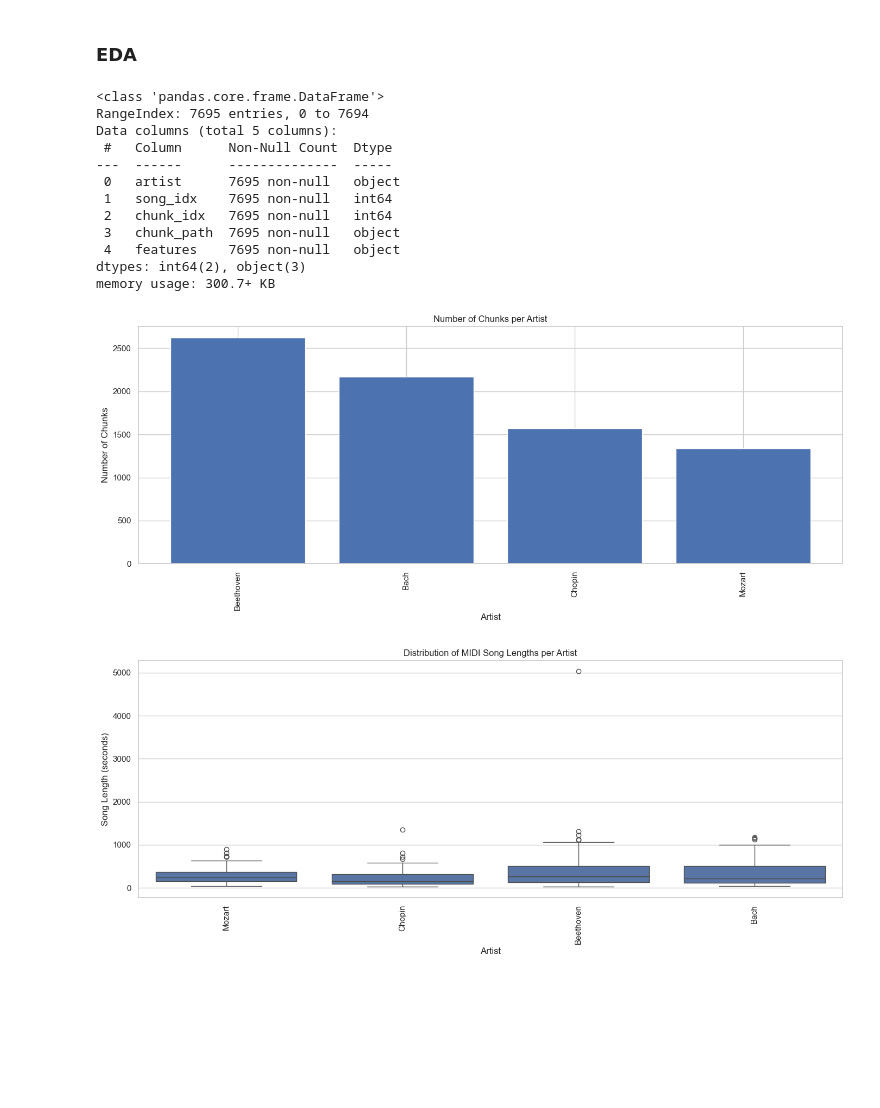
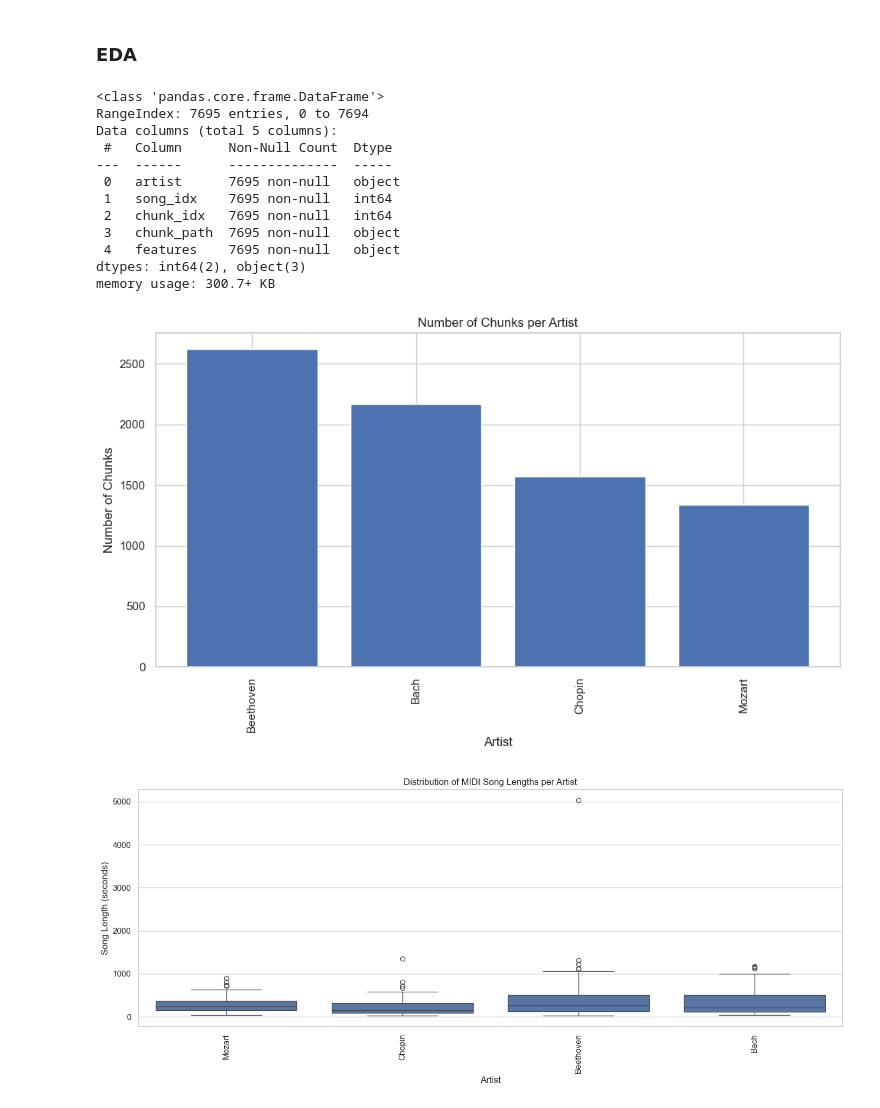
Before and after one commit to victorhg/aai511-final-project-group6, a Jupyter notebook: main.ipynb, the cells around one changed output. Cells and saved outputs as stored; diff of their text form; code cells hidden in the pictures; blank space fills up the shorter version.

```diff
--- a/main.ipynb
+++ b/main.ipynb
@@ -151,30 +151,30 @@ Saving chunk features to: ./dataset_module_7/intermediate_chunks/./songs_by_arti
 # %%
 df_chunks.info()
 
 chunk_counts = df_chunks['artist'].value_counts()
 
-plt.figure(figsize=(14, 6))
+plt.figure(figsize=(10, 5))
 plt.bar(chunk_counts.index, chunk_counts.values)
 plt.xticks(rotation=90)
 plt.xlabel('Artist')
 plt.ylabel('Number of Chunks')
 plt.title('Number of Chunks per Artist')
 plt.tight_layout()
 plt.show()
 # %% [output]
 <class 'pandas.core.frame.DataFrame'>
 RangeIndex: 7695 entries, 0 to 7694
 Data columns (total 5 columns):
  #   Column      Non-Null Count  Dtype
 ---  ------      --------------  -----
  0   artist      7695 non-null   object
  1   song_idx    7695 non-null   int64
  2   chunk_idx   7695 non-null   int64
  3   chunk_path  7695 non-null   object
  4   features    7695 non-null   object
 dtypes: int64(2), object(3)
 memory usage: 300.7+ KB
-[figure, old version]
+[figure, new version]
 # %%
 # Collect lengths and artists
 data = []
```
Also changed, not shown: parts of 16 cells of this notebook, 1 other file.
